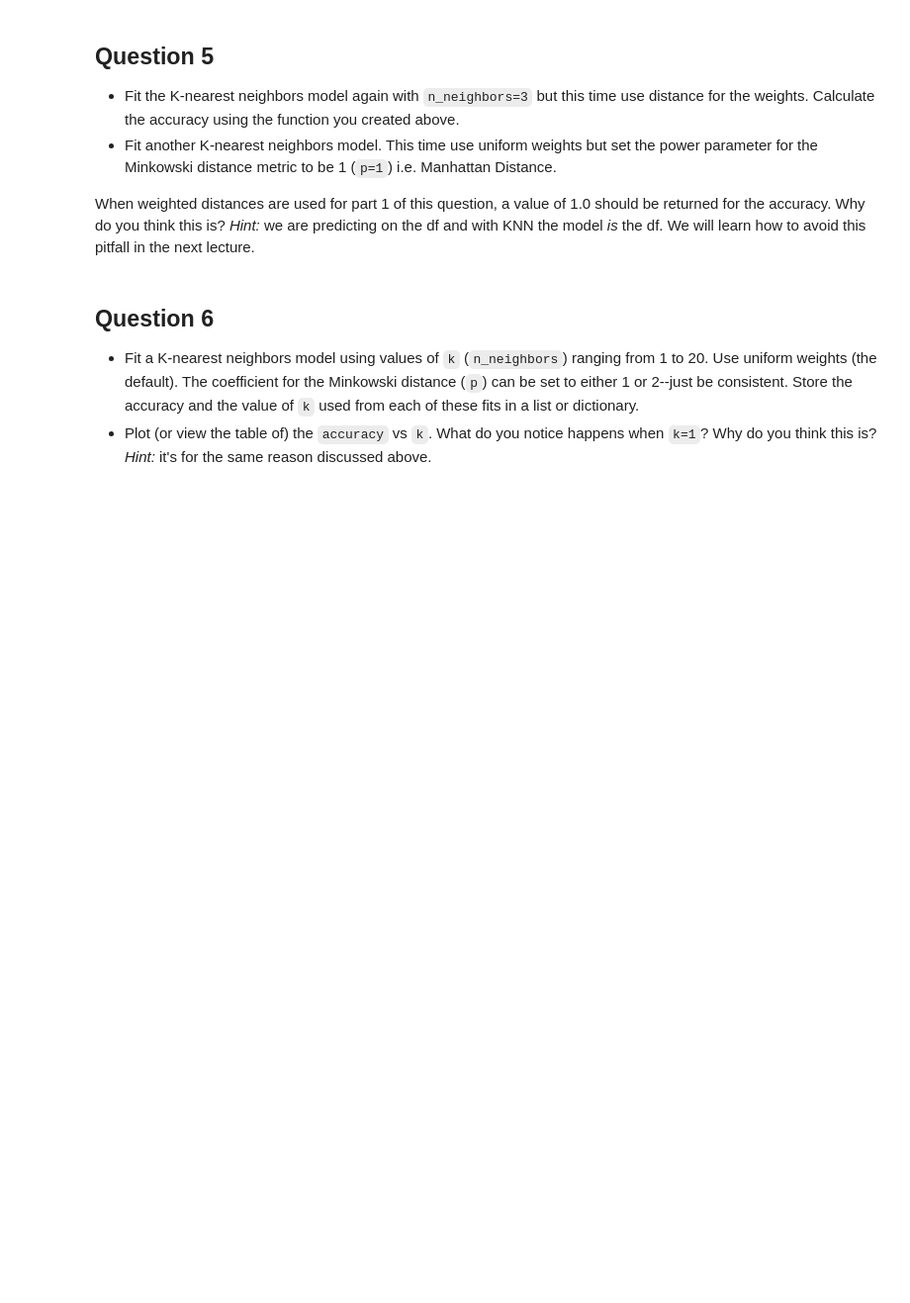
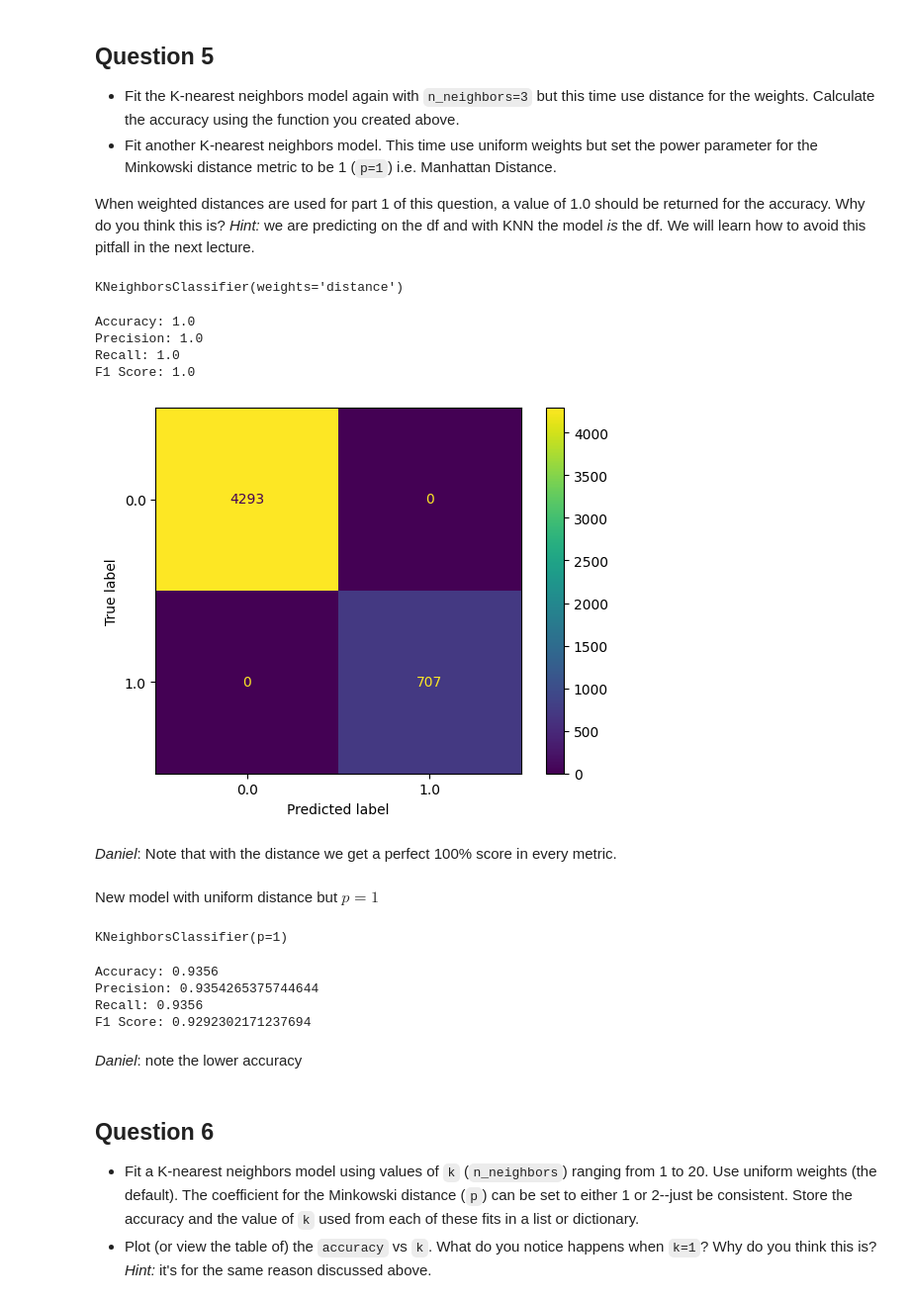
Before and after one commit to dattali18/machine_learning_msc_course, a Jupyter notebook: week2/notebook/week2_knn_hw.ipynb, the cells around one changed output. Shown: that part at 99% size. Saved outputs shown, nothing was run; the diff lists cells and outputs as text; code cells hidden in the pictures; blank space fills up the shorter version.

```diff
--- a/week2/notebook/week2_knn_hw.ipynb
+++ b/week2/notebook/week2_knn_hw.ipynb
@@ -306,0 +318,46 @@ When weighted distances are used for part 1 of this question, a value of 1.0 sho
+# %%
+knn2 = KNeighborsClassifier(n_neighbors=5, weights='distance')
+
+# fit the model
+knn2.fit(X_data, y_data)
+# %% [output]
+KNeighborsClassifier(weights='distance')
+# %%
+# make prediction
+
+y_pred2 = knn2.predict(X_data)
+# %%
+# show results with accuracy, recall, ...
+
+print("Accuracy:", accuracy_score(y_data, y_pred2))
+print("Precision:", precision_score(y_data, y_pred2, average='weighted'))
+print("Recall:", recall_score(y_data, y_pred2, average='weighted'))
+print("F1 Score:", f1_score(y_data, y_pred2, average='weighted'))
+# %% [output]
+Accuracy: 1.0
+Precision: 1.0
+Recall: 1.0
+F1 Score: 1.0
+# %%
+# show confusion matrix
+
+cm2 = confusion_matrix(y_data, y_pred2)
+
+# plot confusion matrix
+
+disp2 = ConfusionMatrixDisplay(confusion_matrix=cm2, display_labels=knn2.classes_)
+
+disp2.plot()
+plt.show()
+# %% [output]
+[figure, added]
+# %% [markdown]
+*Daniel*: Note that with the distance we get a perfect 100% score in every metric.
+# %% [markdown]
+New model with uniform distance but $p=1$
+# %%
+knn3 = KNeighborsClassifier(n_neighbors=5, weights='uniform', p=1)
+
+knn3.fit(X_data, y_data)
+# %% [output]
+KNeighborsClassifier(p=1)
@@ -307,3 +368,17 @@ When weighted distances are used for part 1 of this question, a value of 1.0 sho
+# %%
+# show results
+
+print("Accuracy:", accuracy_score(y_data, y_pred3))
+print("Precision:", precision_score(y_data, y_pred3, average='weighted'))
+print("Recall:", recall_score(y_data, y_pred3, average='weighted'))
+print("F1 Score:", f1_score(y_data, y_pred3, average='weighted'))
+# %% [output]
+Accuracy: 0.9356
+Precision: 0.9354265375744644
+Recall: 0.9356
+F1 Score: 0.9292302171237694
+# %% [markdown]
+*Daniel*: note the lower accuracy
 # %% [markdown]
 ## Question 6
 
```
Also changed, not shown: parts of 8 cells of this notebook, 1 other file.
